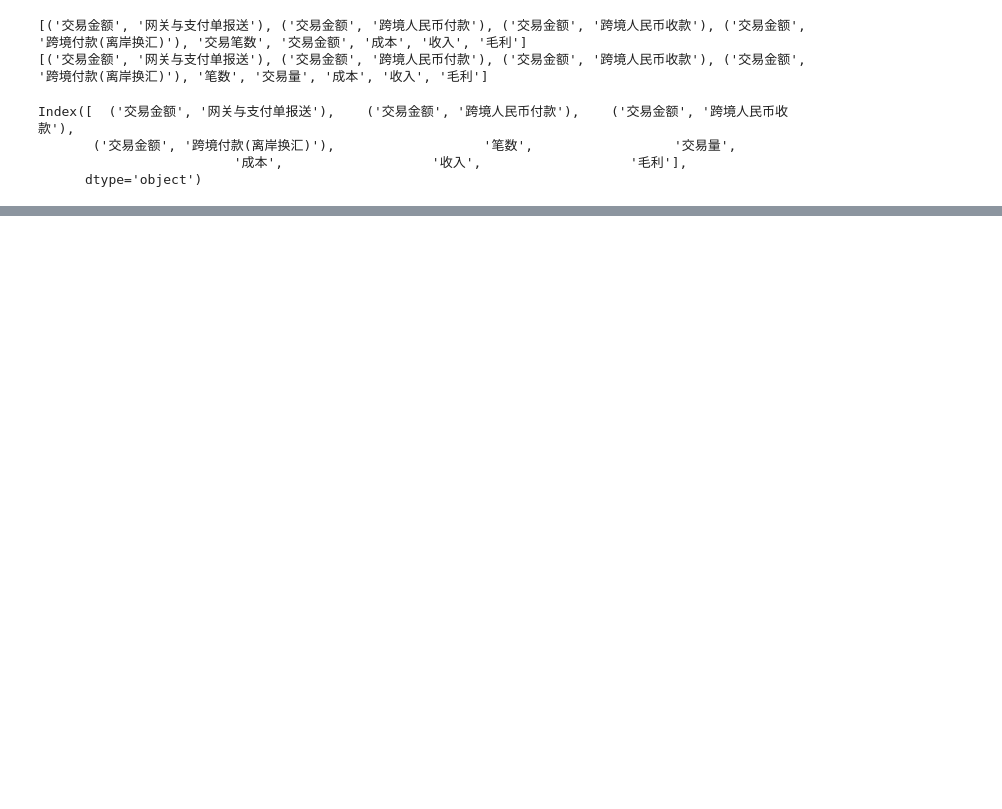
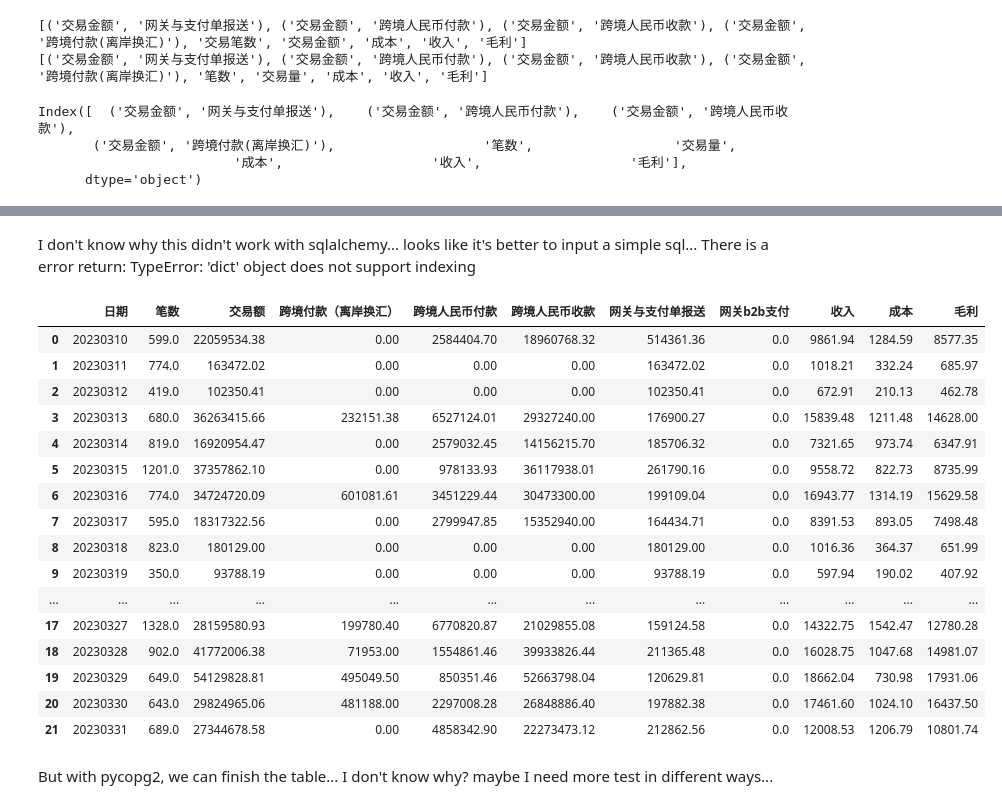
Before and after one commit to sysanatos/workshop, a Jupyter notebook: pyplayg/test_jupyter_1.ipynb, the cells around one changed output, grey strips where cells are left out. Drawn from its saved outputs; the diff is of its cells as text; code cells hidden in the pictures; blank space fills up the shorter version.

```diff
--- a/pyplayg/test_jupyter_1.ipynb
+++ b/pyplayg/test_jupyter_1.ipynb
@@ -279,0 +360,67 @@ Index([  ('交易金额', '网关与支付单报送'),    ('交易金额', '跨
+# %% [markdown]
+I don't know why this didn't work with sqlalchemy...
+looks like it's better to input a simple sql...
+There is a error return:
+    TypeError: 'dict' object does not support indexing
+# %%
+#connect to pgdb and use sql to get data
+
+import psycopg2
+# Connect to PostgreSQL database
+pg_conn = psycopg2.connect(
+    host="10.66.5.20",
+    database="analysis_db",
+    user="data_analysis",
+    password="data_analysis"
+)
+
+# SQL query to extract data from PostgreSQL
+pg_query_2 = """
+SELECT
+    source_trans_date as 日期,
+    COALESCE(sum(trans_count), 0) as 笔数,
+    COALESCE(SUM(total_trans_amt), 0) as 交易额,
+    COALESCE(SUM(CASE WHEN business_type = 'CROSS_1_1' THEN total_trans_amt ELSE 0 END), 0) as 跨境付款（离岸换汇）,
+    COALESCE(SUM(CASE WHEN business_type = 'CROSS_1_2' THEN total_trans_amt ELSE 0 END), 0) as 跨境人民币付款,
+    COALESCE(SUM(CASE WHEN business_type = 'CROSS_1_3' THEN total_trans_amt ELSE 0 END), 0) as 跨境人民币收款,
+    COALESCE(SUM(CASE WHEN business_type = 'CROSS_1_4' THEN total_trans_amt ELSE 0 END), 0) as 网关与支付单报送,
+    COALESCE(SUM(CASE WHEN business_type = 'CROSS_1_5' THEN total_trans_amt ELSE 0 END), 0) as 网关b2b支付,
+    sum(total_commission_amt + total_other_income_amt + total_income_amt) as 收入,
+    sum(total_cost_amt) as 成本,
+    sum(total_commission_amt + total_other_income_amt + total_income_amt - total_cost_amt) as 毛利
+FROM anl_cross_business_group_by
+WHERE
+    source_trans_date LIKE '202303%'
+GROUP BY
+    source_trans_date
+ORDER BY
+    source_trans_date
+    ;
+"""
+
+# Use pandas to read PostgreSQL data into a dataframe
+pg_df_2 = pd.read_sql(pg_query_2, pg_conn)
+
+display(pg_df_2)
+# %% [output]
+|  | 日期 | 笔数 | 交易额 | 跨境付款（离岸换汇） | 跨境人民币付款 | 跨境人民币收款 | 网关与支付单报送 | 网关b2b支付 | 收入 | 成本 | 毛利 |
+| 0 | 20230310 | 599.0 | 22059534.38 | 0.00 | 2584404.70 | 18960768.32 | 514361.36 | 0.0 | 9861.94 | 1284.59 | 8577.35 |
+| 1 | 20230311 | 774.0 | 163472.02 | 0.00 | 0.00 | 0.00 | 163472.02 | 0.0 | 1018.21 | 332.24 | 685.97 |
+| 2 | 20230312 | 419.0 | 102350.41 | 0.00 | 0.00 | 0.00 | 102350.41 | 0.0 | 672.91 | 210.13 | 462.78 |
+| 3 | 20230313 | 680.0 | 36263415.66 | 232151.38 | 6527124.01 | 29327240.00 | 176900.27 | 0.0 | 15839.48 | 1211.48 | 14628.00 |
+| 4 | 20230314 | 819.0 | 16920954.47 | 0.00 | 2579032.45 | 14156215.70 | 185706.32 | 0.0 | 7321.65 | 973.74 | 6347.91 |
+| 5 | 20230315 | 1201.0 | 37357862.10 | 0.00 | 978133.93 | 36117938.01 | 261790.16 | 0.0 | 9558.72 | 822.73 | 8735.99 |
+| 6 | 20230316 | 774.0 | 34724720.09 | 601081.61 | 3451229.44 | 30473300.00 | 199109.04 | 0.0 | 16943.77 | 1314.19 | 15629.58 |
+| 7 | 20230317 | 595.0 | 18317322.56 | 0.00 | 2799947.85 | 15352940.00 | 164434.71 | 0.0 | 8391.53 | 893.05 | 7498.48 |
+| 8 | 20230318 | 823.0 | 180129.00 | 0.00 | 0.00 | 0.00 | 180129.00 | 0.0 | 1016.36 | 364.37 | 651.99 |
+| 9 | 20230319 | 350.0 | 93788.19 | 0.00 | 0.00 | 0.00 | 93788.19 | 0.0 | 597.94 | 190.02 | 407.92 |
+| ... | ... | ... | ... | ... | ... | ... | ... | ... | ... | ... | ... |
+| 17 | 20230327 | 1328.0 | 28159580.93 | 199780.40 | 6770820.87 | 21029855.08 | 159124.58 | 0.0 | 14322.75 | 1542.47 | 12780.28 |
+| 18 | 20230328 | 902.0 | 41772006.38 | 71953.00 | 1554861.46 | 39933826.44 | 211365.48 | 0.0 | 16028.75 | 1047.68 | 14981.07 |
+| 19 | 20230329 | 649.0 | 54129828.81 | 495049.50 | 850351.46 | 52663798.04 | 120629.81 | 0.0 | 18662.04 | 730.98 | 17931.06 |
+| 20 | 20230330 | 643.0 | 29824965.06 | 481188.00 | 2297008.28 | 26848886.40 | 197882.38 | 0.0 | 17461.60 | 1024.10 | 16437.50 |
+| 21 | 20230331 | 689.0 | 27344678.58 | 0.00 | 4858342.90 | 22273473.12 | 212862.56 | 0.0 | 12008.53 | 1206.79 | 10801.74 |
+# %% [markdown]
+But with pycopg2, we can finish the table...
+I don't know why?
+maybe I need more test in different ways...
```
Also changed, not shown: parts of 5 cells of this notebook, 1 other file.
